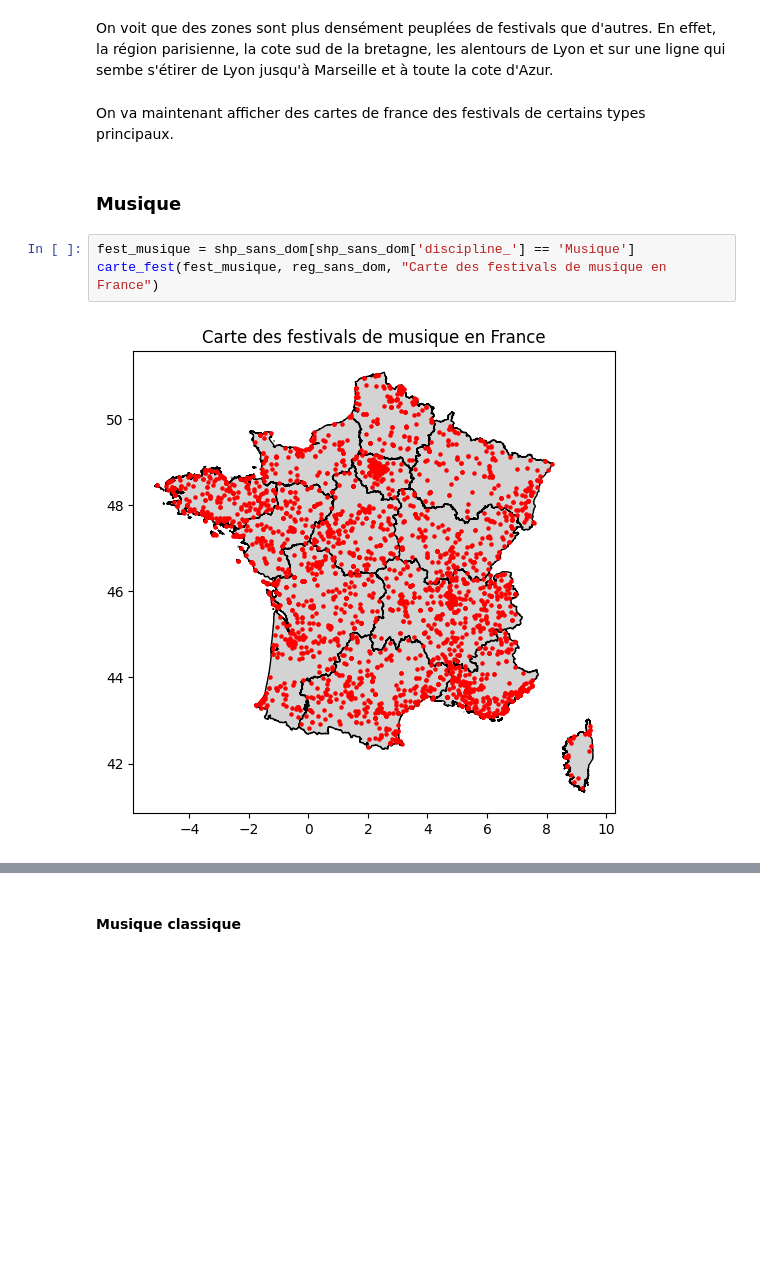
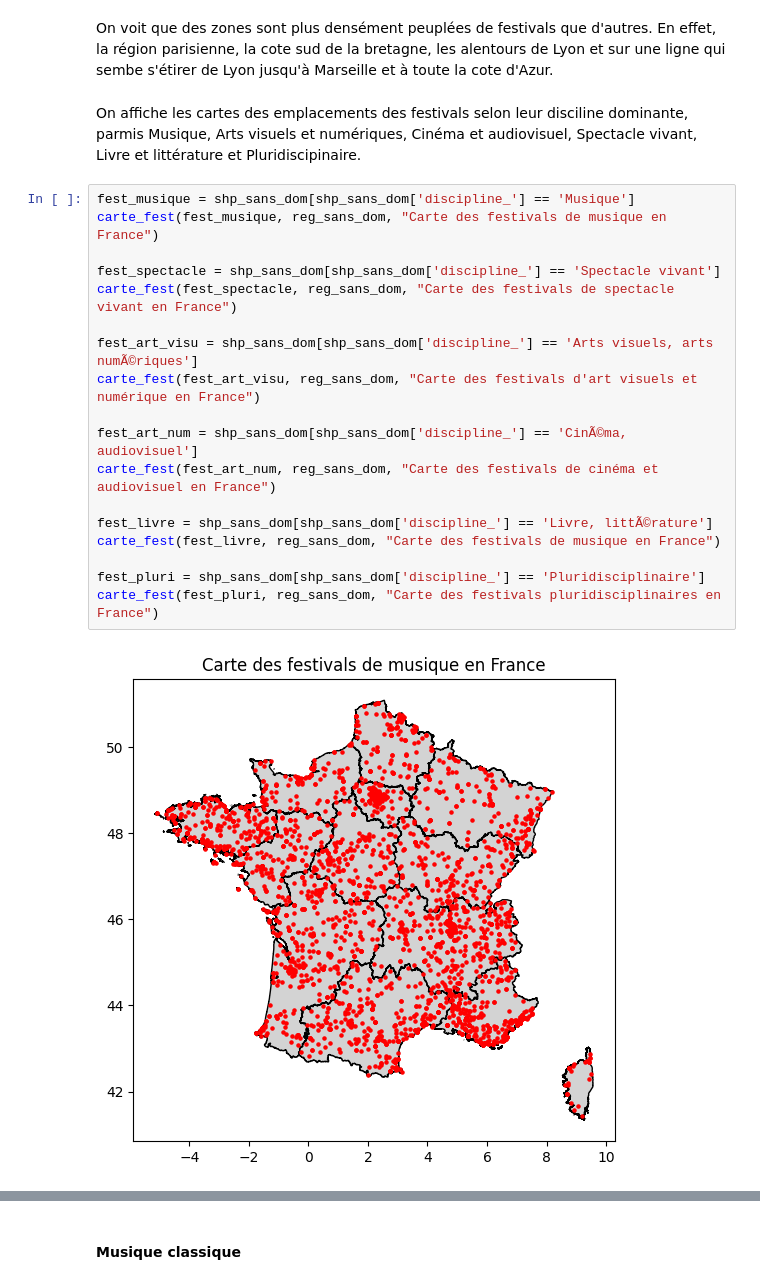
Before and after one commit to MaelieP/Projet-python--, a Jupyter notebook: main copy.ipynb, the cells around one changed output, grey strips where cells are left out. Saved outputs shown, nothing was run; the diff lists cells and outputs as text; blank space fills up the shorter version.

```diff
--- a/main copy.ipynb
+++ b/main copy.ipynb
@@ -598,12 +665,25 @@ carte_fest(shp_sans_dom, reg_sans_dom, 'Carte des festivals en France')
 [figure]
 # %% [markdown]
 On voit que des zones sont plus densément peuplées de festivals que d'autres. En effet, la région parisienne, la cote sud de la bretagne, les alentours de Lyon et sur une ligne qui sembe s'étirer de Lyon jusqu'à Marseille et à toute la cote d'Azur.
-# %% [markdown]
-On va maintenant afficher des cartes de france des festivals de certains types principaux.
-# %% [markdown]
-### Musique
-# %%
-fest_musique = shp_sans_dom[shp_sans_dom['discipline_'] == 'Musique']
-carte_fest(fest_musique, reg_sans_dom, "Carte des festivals de musique en France")
-# %% [output]
-[figure, removed]
+# %% [markdown]
+On affiche les cartes des emplacements des festivals selon leur disciline dominante, parmis Musique, Arts visuels et numériques, Cinéma et audiovisuel, Spectacle vivant, Livre et littérature et Pluridiscipinaire.
+# %%
+fest_musique = shp_sans_dom[shp_sans_dom['discipline_'] == 'Musique']
+carte_fest(fest_musique, reg_sans_dom, "Carte des festivals de musique en France")
+
+fest_spectacle = shp_sans_dom[shp_sans_dom['discipline_'] == 'Spectacle vivant']
+carte_fest(fest_spectacle, reg_sans_dom, "Carte des festivals de spectacle vivant en France")
+
+fest_art_visu = shp_sans_dom[shp_sans_dom['discipline_'] == 'Arts visuels, arts numÃ©riques']
+carte_fest(fest_art_visu, reg_sans_dom, "Carte des festivals d'art visuels et numérique en France")
+
+fest_art_num = shp_sans_dom[shp_sans_dom['discipline_'] == 'CinÃ©ma, audiovisuel']
+carte_fest(fest_art_num, reg_sans_dom, "Carte des festivals de cinéma et audiovisuel en France")
+
+fest_livre = shp_sans_dom[shp_sans_dom['discipline_'] == 'Livre, littÃ©rature']
+carte_fest(fest_livre, reg_sans_dom, "Carte des festivals de musique en France")
+
+fest_pluri = shp_sans_dom[shp_sans_dom['discipline_'] == 'Pluridisciplinaire']
+carte_fest(fest_pluri, reg_sans_dom, "Carte des festivals pluridisciplinaires en France")
+# %% [output]
+[figure, added]
```
Also changed, not shown: parts of 22 cells of this notebook, 12 other files.
